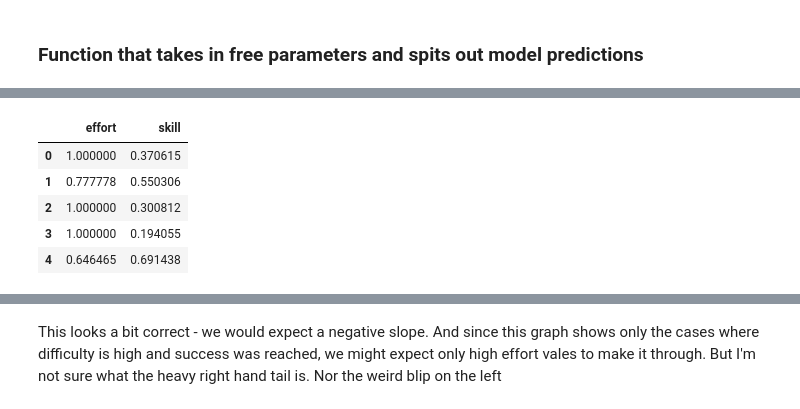
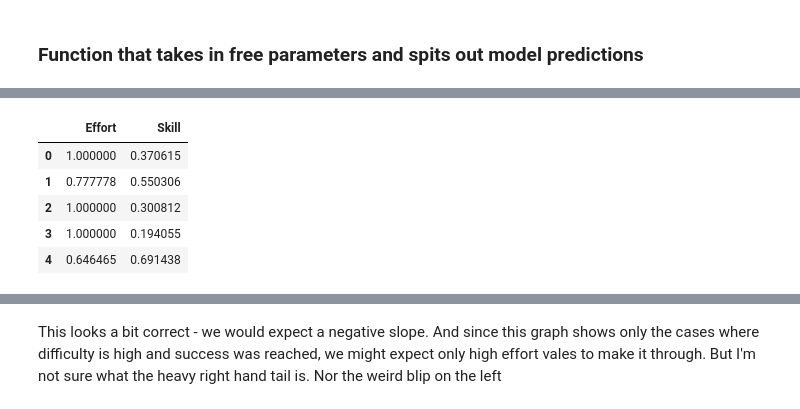
Before and after one commit to jlnrd/Effort, a Jupyter notebook: Effort_optimization_Inferring_Comp.ipynb, the cells around one changed output, grey strips where cells are left out. Saved outputs shown, nothing was run; the diff lists cells and outputs as text; code cells hidden in the pictures.

```diff
--- a/Effort_optimization_Inferring_Comp.ipynb
+++ b/Effort_optimization_Inferring_Comp.ipynb
@@ -304,10 +300,6 @@ def run_model_opt(cost, A, B, u_skill, tao_skill, n_samples=10000):
     skill_low_diff_low_eff = low_diff_skills[low_diff_success & ~low_diff_high_effort]
 
 
-    skill_high_diff = np.append(skill_high_diff_high_eff,skill_high_diff_low_eff) #getting priors where diff is high
-    skill_high_eff = np.append(skill_high_diff_high_eff,skill_low_diff_low_eff) #getting priors where effort is high
-
-
     print  (np.mean(skill_high_diff_high_eff),np.mean(skill_high_diff_low_eff)) #low num, high num
     print (np.mean(skill_low_diff_high_eff),np.mean(skill_low_diff_low_eff)) #low num, medium num
 
@@ -364,13 +350,13 @@ def run_model_highdiff(cost, A, B, u_skill, tao_skill, n_samples=10000):
 
     return skill_high_diff , eff_high_diff
 # %%
- skill_high_diff, effort_high_diff= run_model_continuous(cost = .1, A = 2, B = 9, u_skill = .5, tao_skill = 1,  n_samples=10000) #play with parameters
+ skill_high_diff, effort_high_diff= run_model_highdiff(cost = .1, A = 2, B = 9, u_skill = .5, tao_skill = 1,  n_samples=10000) #play with parameters
 # %%
-d = {'skill':  skill_high_diff, 'effort': effort_high_diff}
-df = pd.DataFrame(data=d)
-df.head()
+d = {'Skill':  skill_high_diff, 'Effort': effort_high_diff}
+diff_df = pd.DataFrame(data=d)
+diff_df.head()
 # %% [output]
-|  | effort | skill |
+|  | Effort | Skill |
 | 0 | 1.000000 | 0.370615 |
 | 1 | 0.777778 | 0.550306 |
 | 2 | 1.000000 | 0.300812 |
```
Also changed, not shown: parts of 18 cells of this notebook.
